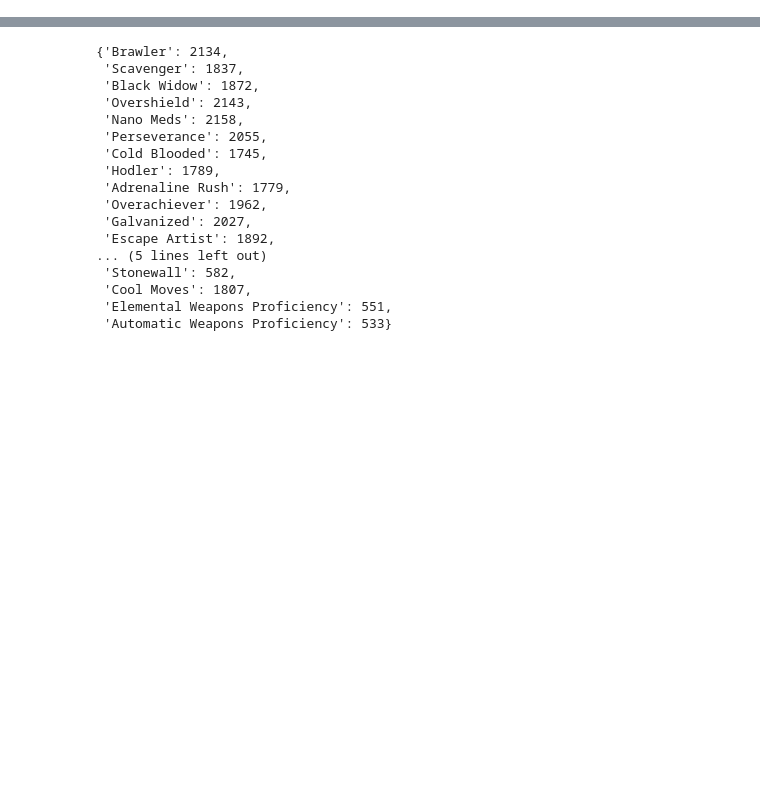
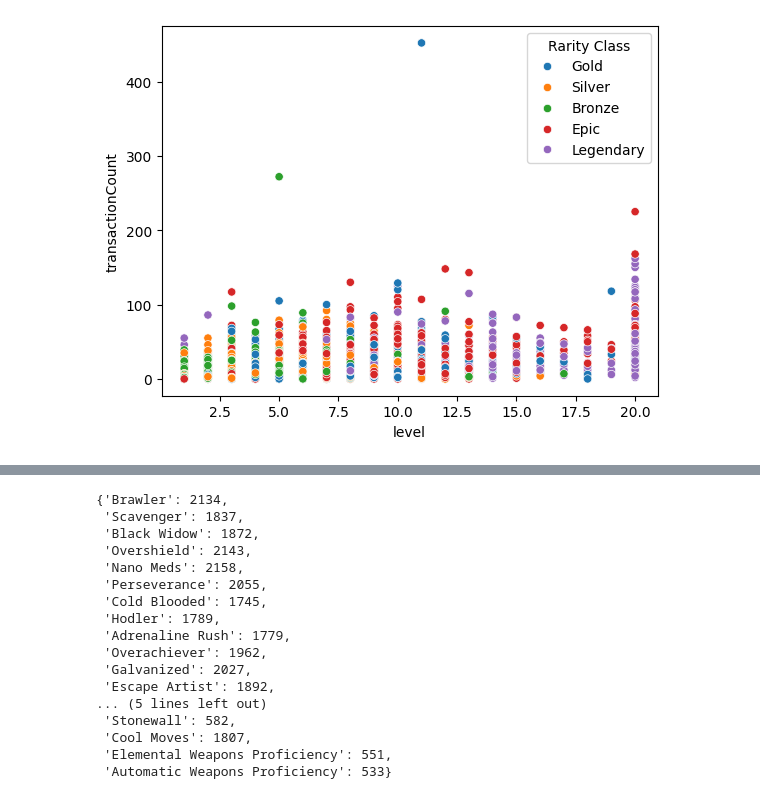
Before and after one commit to VincenzoImp/Cantina-Royale, a Jupyter notebook: NFT data/05_analysis.ipynb, the cells around one changed output, grey strips where cells are left out. Cells and saved outputs as stored; diff of their text form; code cells hidden in the pictures; blank space fills up the shorter version.

```diff
--- a/NFT data/05_analysis.ipynb
+++ b/NFT data/05_analysis.ipynb
@@ -8,0 +142,6 @@ df = pd.concat([pd.read_csv(filename2+'.csv'), df])
+# %%
+# plort transactionCount vs. level
+sns.scatterplot(data=df, x='level', y='transactionCount', hue='Rarity Class')
+plt.show()
+# %% [output]
+[figure, added]
```
Also changed, not shown: parts of 15 cells of this notebook, 8 other files.
